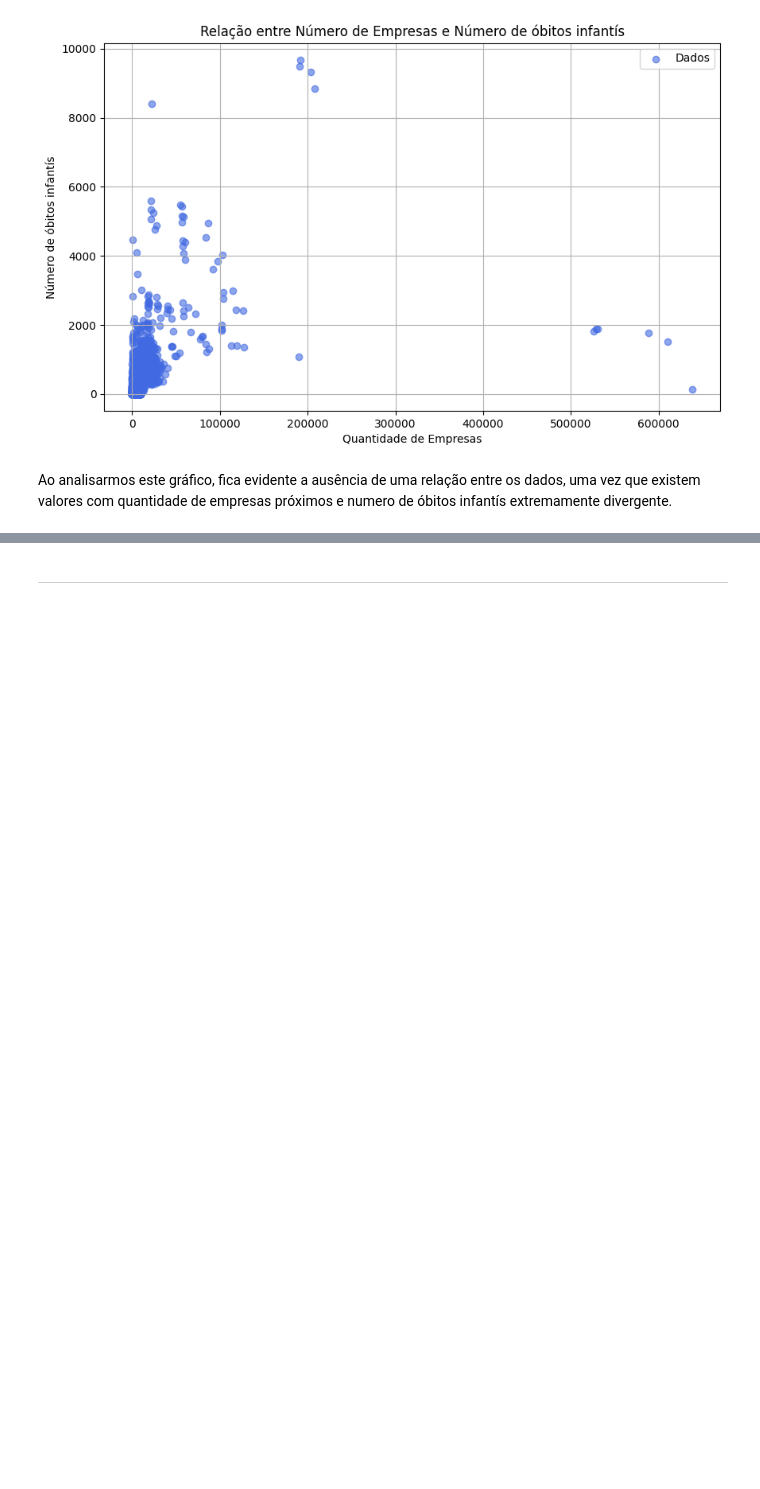
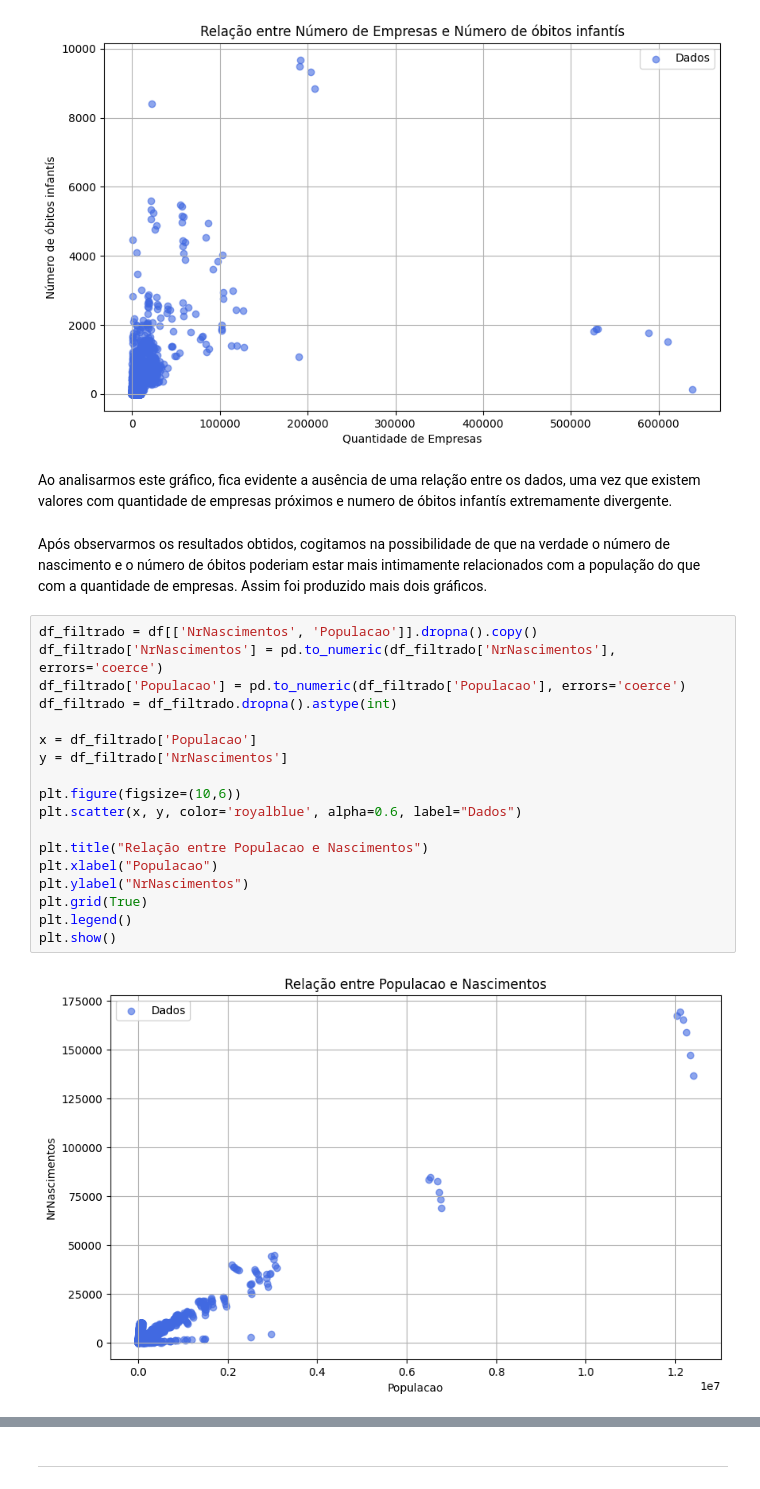
Before and after one commit to anaC-Fernandes/ProjetoDados, a Jupyter notebook: Notebooks/Dataset_Economia.ipynb, the cells around one changed output, grey strips where cells are left out. Drawn from its saved outputs; the diff is of its cells as text; blank space fills up the shorter version.

```diff
--- a/Notebooks/Dataset_Economia.ipynb
+++ b/Notebooks/Dataset_Economia.ipynb
@@ -328,3 +324,25 @@ plt.show()
 [figure]
 # %% [markdown]
 Ao analisarmos este gráfico, fica evidente a ausência de uma relação entre os dados, uma vez que existem valores com quantidade de empresas próximos e numero de óbitos infantís extremamente divergente.
+# %% [markdown]
+Após observarmos os resultados obtidos, cogitamos na possibilidade de que na verdade o número de nascimento e o número de óbitos poderiam estar mais intimamente relacionados com a população do que com a quantidade de empresas. Assim foi produzido mais dois gráficos.
+# %%
+df_filtrado = df[['NrNascimentos', 'Populacao']].dropna().copy()
+df_filtrado['NrNascimentos'] = pd.to_numeric(df_filtrado['NrNascimentos'], errors='coerce')
+df_filtrado['Populacao'] = pd.to_numeric(df_filtrado['Populacao'], errors='coerce')
+df_filtrado = df_filtrado.dropna().astype(int)
+
+x = df_filtrado['Populacao']
+y = df_filtrado['NrNascimentos']
+
+plt.figure(figsize=(10,6))
+plt.scatter(x, y, color='royalblue', alpha=0.6, label="Dados")
+
+plt.title("Relação entre Populacao e Nascimentos")
+plt.xlabel("Populacao")
+plt.ylabel("NrNascimentos")
+plt.grid(True)
+plt.legend()
+plt.show()
+# %% [output]
+[figure, added]
```
Also changed, not shown: parts of 8 cells of this notebook.
